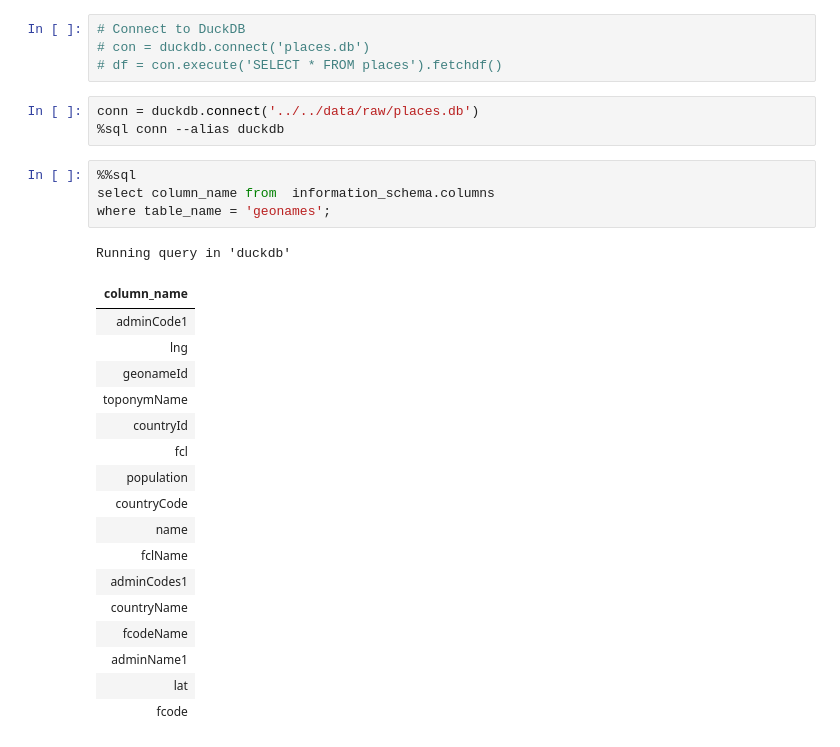
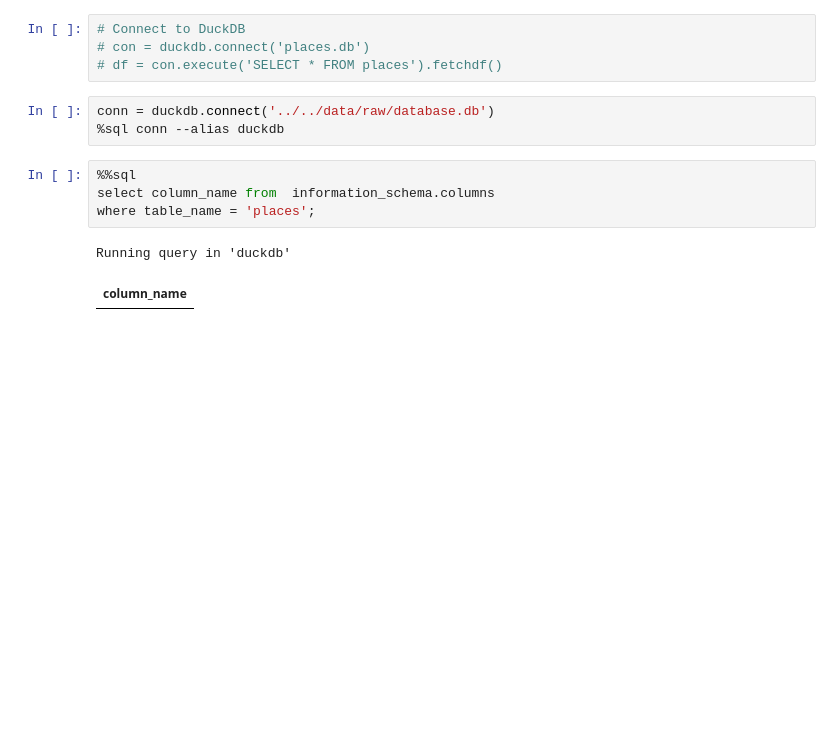
Before and after one commit to nitish-raj/ThePlayground, a Jupyter notebook: geolocationAnalysis/src/notebook/gmaps_analysis.ipynb, the cells around one changed output. Cells and saved outputs as stored; diff of their text form; blank space fills up the shorter version.

```diff
--- a/geolocationAnalysis/src/notebook/gmaps_analysis.ipynb
+++ b/geolocationAnalysis/src/notebook/gmaps_analysis.ipynb
@@ -112,30 +113,14 @@ place_details['status']
 # con = duckdb.connect('places.db')
 # df = con.execute('SELECT * FROM places').fetchdf()
 # %%
-conn = duckdb.connect('../../data/raw/places.db')
+conn = duckdb.connect('../../data/raw/database.db')
 %sql conn --alias duckdb
 # %%
 %%sql
 select column_name from  information_schema.columns
-where table_name = 'geonames';
+where table_name = 'places';
 # %% [output]
 Running query in 'duckdb'
 | column_name |
-| adminCode1 |
-| lng |
-| geonameId |
-| toponymName |
-| countryId |
-| fcl |
-| population |
-| countryCode |
-| name |
-| fclName |
-| adminCodes1 |
-| countryName |
-| fcodeName |
-| adminName1 |
-| lat |
-| fcode |
 # %%
 %%sql
```
Also changed, not shown: parts of 26 cells of this notebook, 4 other files.
